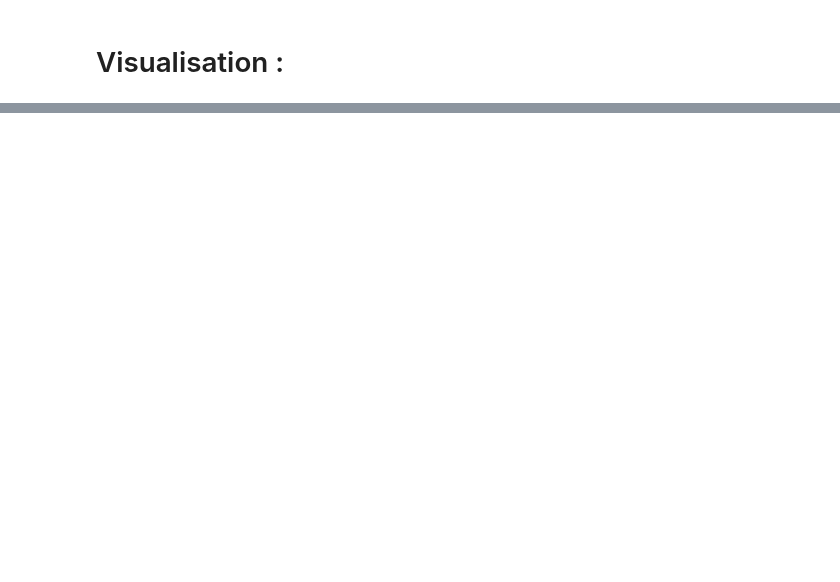
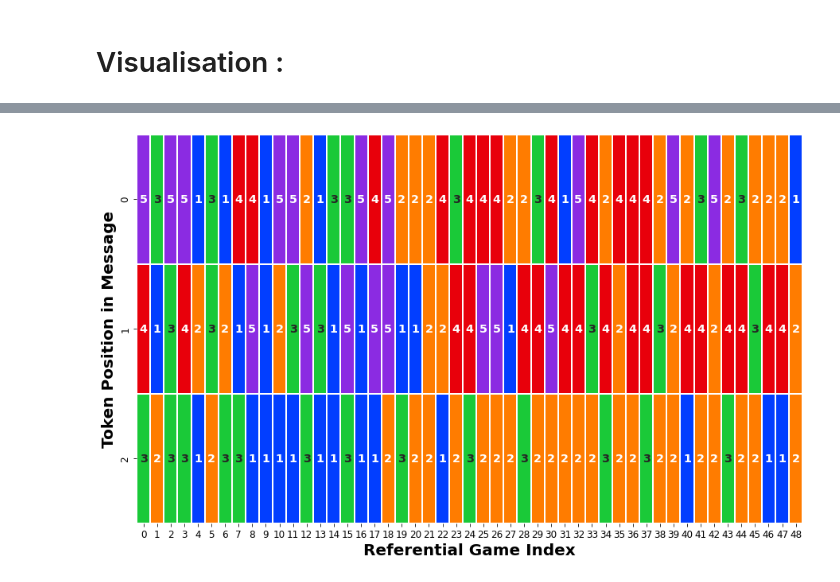
Before and after one commit to Near32/SymbolicBehaviourBenchmark, a Jupyter notebook: data_visualisation.ipynb, the cells around one changed output, grey strips where cells are left out. Saved outputs shown, nothing was run; the diff lists cells and outputs as text; code cells hidden in the pictures; blank space fills up the shorter version.

```diff
--- a/data_visualisation.ipynb
+++ b/data_visualisation.ipynb
@@ -71,7 +71,7 @@ config = {
     "descriptive": True,
     "nbr_latents": 3,
     "min_nbr_values_per_latent": 2,
-    "max_nbr_values_per_latent": 3,
+    "max_nbr_values_per_latent": 5,
     "nbr_object_centric_samples": 16,
     "nbr_distractors": 0,
     "use_communication_channel_permutations": True,
@@ -133,3 +157,15 @@ Dict(communication_channel:CommunicationChannel([7 7 7]), mode_id:MultiBinary(2)
+# %%
+def ohe_comm_channel(
+    communication_channel,
+    max_sentence_length,
+    vocabulary_size):
+    token_start = 0
+    communication_channel_observation_space_size = max_sentence_length*(vocabulary_size+1)
+    new_communication_channel = np.zeros((1, communication_channel_observation_space_size))
+    for token_idx in communication_channel[0]:
+        new_communication_channel[0, int(token_start+token_idx)] = 1
+        token_start += vocabulary_size+1
+    return new_communication_channel
 # %%
 samples = []
 dimensions = []
@@ -311,0 +327,6 @@ Index(['dim', 'stimulus', 'steps', 'x', 'latent_id', 'rg_id'], dtype='object')
+# %%
+array = np.zeros((3, len(rg_id)//3))
+print(array.shape)
+for rgidx, token, token_position in zip(rg_id, speaker_tokens, dimensions):
+    array[ int(token_position), int(rgidx)-1] = token
+print(array)
@@ -312,3 +344,33 @@ Index(['dim', 'stimulus', 'steps', 'x', 'latent_id', 'rg_id'], dtype='object')
+# %%
+from matplotlib.colors import ListedColormap
+# construct cmap
+#flatui = ["#9b59b6", "#3498db", "#95a5a6", "#e74c3c", "#34495e", "#2ecc71"]
+#flatui = ["#00008b", "#ffa500", "#2ecc71", "#95a5a6", "#3498db"]
+#my_cmap = ListedColormap(sns.color_palette(flatui).as_hex())
+my_cmap = ListedColormap(sns.color_palette("bright", n_colors=5).as_hex())
+
+# adjust visual balance
+figsize = (15.0, 9.0)
+f, ax = plt.subplots(1, 1, figsize=figsize)
+sns.heatmap(
+    array,
+    ax=ax,
+    annot=True,
+    linewidths=2.0,
+    #square=True,
+    cbar=False,
+    cmap=my_cmap,#"YlGnBu",
+    annot_kws={
+        "fontsize":"large",
+        "fontweight":"bold",
+    }
+)
+ax.set_xlabel("Referential Game Index", fontsize=20, fontweight="bold")
+ax.set_ylabel("Token Position in Message", fontsize=20, fontweight="bold")
+
+plt.savefig(f"./posdis_speaker_messages.svg", dpi=1200)
+# %% [output]
+[figure, added]
 # %%
 #fig, axes = plt.subplots(config['nbr_latents'], 1, sharex=True, sharey=True)# figsize=(16,8))
 #sns.set_palette("bright")
```
Also changed, not shown: parts of 18 cells of this notebook.
